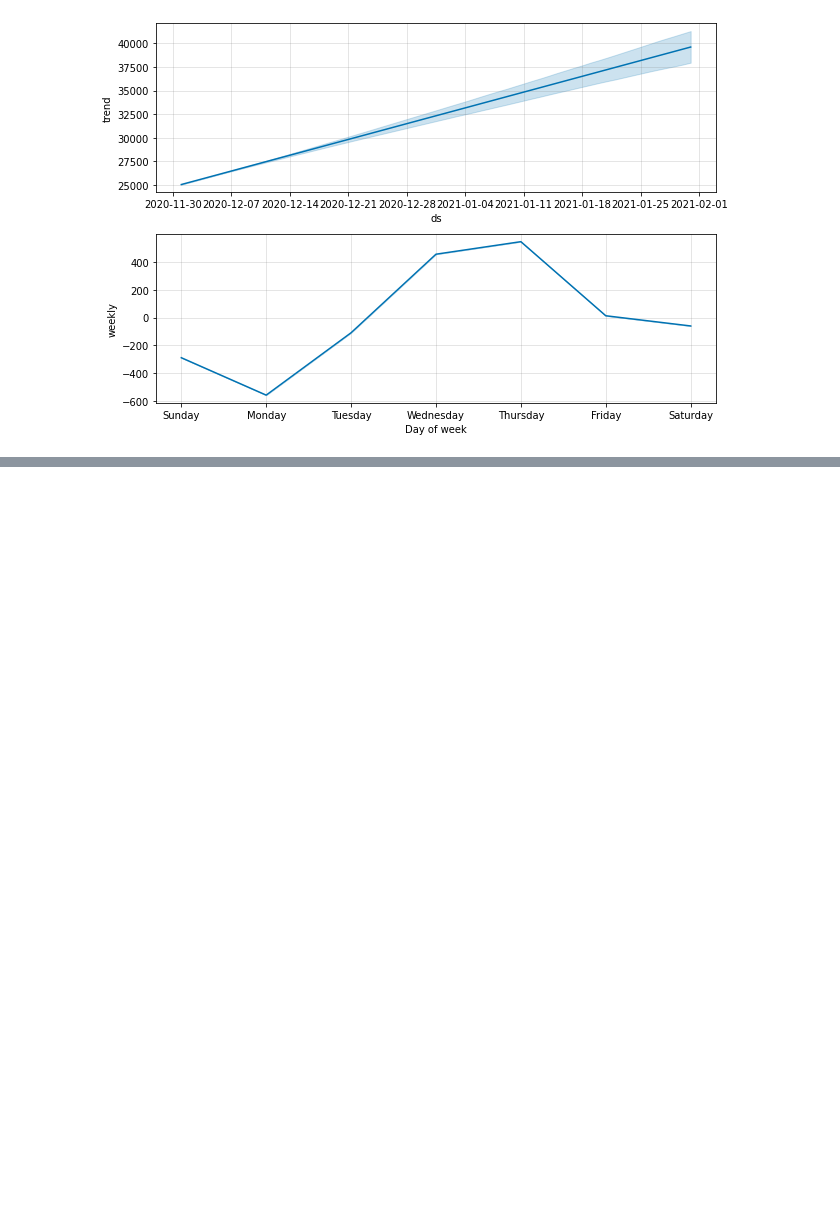
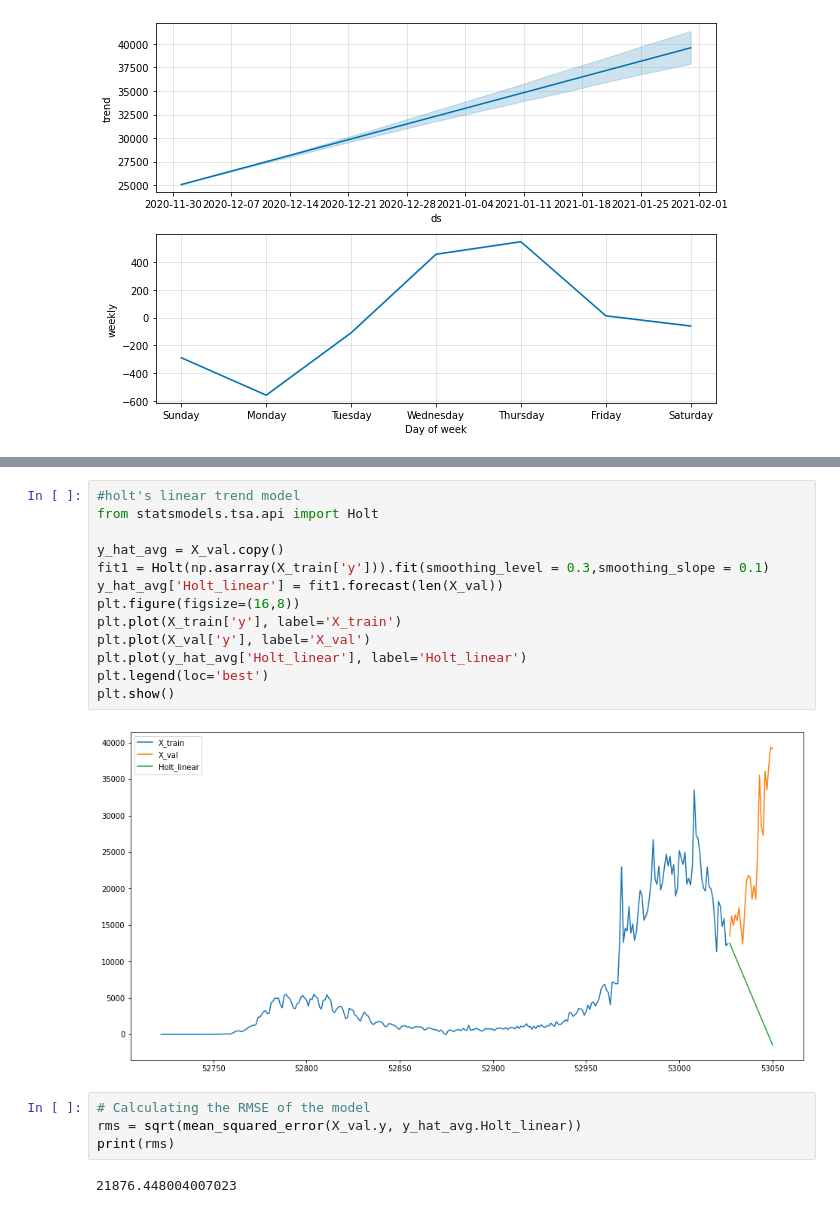
Before and after one commit to TracyRenee61/COV19, a Jupyter notebook: COV19_UK_new_cases.ipynb, the cells around one changed output, grey strips where cells are left out. Cells and saved outputs as stored; diff of their text form; blank space fills up the shorter version.

```diff
--- a/COV19_UK_new_cases.ipynb
+++ b/COV19_UK_new_cases.ipynb
@@ -355,0 +439,21 @@ plot_components_plotly(model, df_out)
+# %%
+#holt's linear trend model
+from statsmodels.tsa.api import Holt
+
+y_hat_avg = X_val.copy()
+fit1 = Holt(np.asarray(X_train['y'])).fit(smoothing_level = 0.3,smoothing_slope = 0.1)
+y_hat_avg['Holt_linear'] = fit1.forecast(len(X_val))
+plt.figure(figsize=(16,8))
+plt.plot(X_train['y'], label='X_train')
+plt.plot(X_val['y'], label='X_val')
+plt.plot(y_hat_avg['Holt_linear'], label='Holt_linear')
+plt.legend(loc='best')
+plt.show()
+# %% [output]
+[figure, added]
+# %%
+# Calculating the RMSE of the model
+rms = sqrt(mean_squared_error(X_val.y, y_hat_avg.Holt_linear))
+print(rms)
+# %% [output]
+21876.448004007023
```
Also changed, not shown: parts of 27 cells of this notebook.
